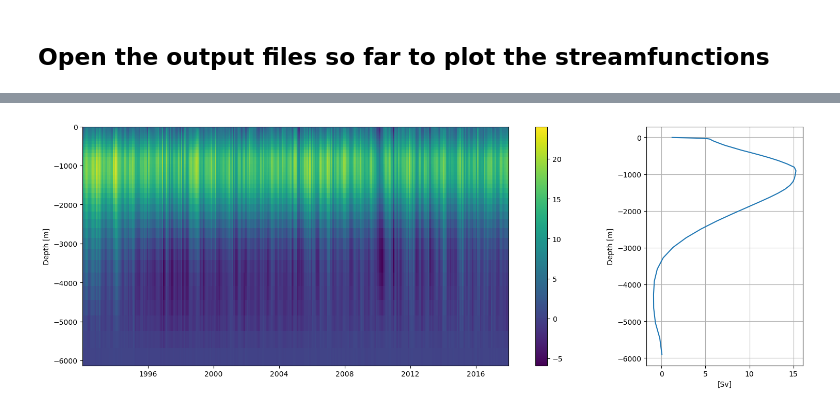
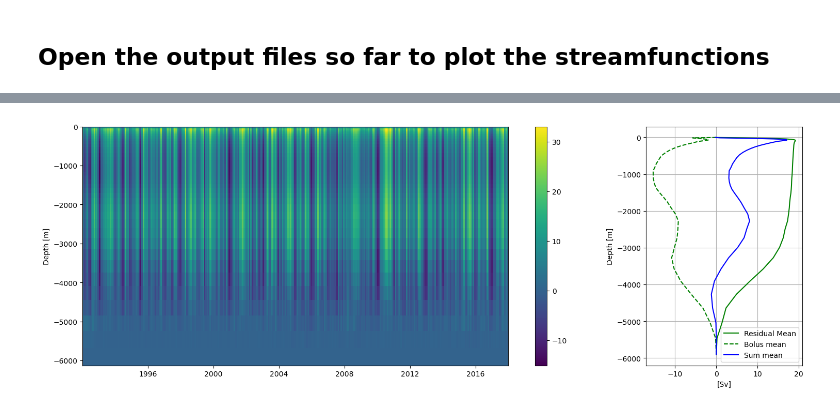
Before and after one commit to ai4er-cdt/OTP, a Jupyter notebook: streamfunction_ecco/streamfunction_implementation.ipynb, the cells around one changed output, grey strips where cells are left out. Drawn from its saved outputs; the diff is of its cells as text; code cells hidden in the pictures.

```diff
--- a/streamfunction_ecco/streamfunction_implementation.ipynb
+++ b/streamfunction_ecco/streamfunction_implementation.ipynb
@@ -29,7 +29,8 @@ importlib.reload(paths)
 # Load the data and the native geometry grid
 ecco_grid = xr.open_dataset(paths.geom_fp)
 
-nc_files = (os.path.join(paths.VELOCITY_NATIVE_GRID, '*.nc'))
+#nc_files = (os.path.join(paths.VELOCITY_NATIVE_GRID, '*.nc'))
+nc_files = (os.path.join(paths.BOLUS_NATIVE_GRID, '*.nc'))
 nc_ds = xr.open_mfdataset(nc_files, data_vars='minimal',coords='minimal',compat='override')
 
 ds = xr.merge((nc_ds, ecco_grid))
@@ -399,7 +333,12 @@ streamfunction.plot_depth_stf_vs_time(PSI,'Total', 'psi_moc')
 # %%
 OUTPUT_DIR = paths.STREAMFUNCTIONS_ECCO_OUTPUT
 
-PSI_26 = xr.open_dataset(os.path.join(OUTPUT_DIR, "26.5N", "PSI_26.5N.nc"))
-PSI_30 = xr.open_dataset(os.path.join(OUTPUT_DIR, "30S", "PSI_30S.nc"))
-PSI_60 = xr.open_dataset(os.path.join(OUTPUT_DIR, "60S", "PSI_60S.nc"))
-PSI_55 = xr.open_dataset(os.path.join(OUTPUT_DIR, "55S", "PSI_55S.nc"))
+PSI_26 = xr.open_dataset(os.path.join(OUTPUT_DIR, "26.5N", "PSI_residual26.5N.nc"))
+PSI_30 = xr.open_dataset(os.path.join(OUTPUT_DIR, "30S", "PSI_residual30S.nc"))
+PSI_60 = xr.open_dataset(os.path.join(OUTPUT_DIR, "60S", "PSI_residual60S.nc"))
+PSI_55 = xr.open_dataset(os.path.join(OUTPUT_DIR, "55S", "PSI_residual55S.nc"))
+
+PSI_bol_26 = xr.open_dataset(os.path.join(OUTPUT_DIR, "26.5N", "PSI_bolus26.5N.nc"))
+PSI_bol_30 = xr.open_dataset(os.path.join(OUTPUT_DIR, "30S", "PSI_bolus30S.nc"))
+PSI_bol_55 = xr.open_dataset(os.path.join(OUTPUT_DIR, "55S", "PSI_bolus55S.nc"))
+PSI_bol_60 = xr.open_dataset(os.path.join(OUTPUT_DIR, "60S", "PSI_bolus60S.nc"))
@@ -424,18 +345,27 @@ Data variables:
 # %%
-def plot(PSI):# Streamfunction over depth and time
+def plot(PSI, PSI_bol=None):# Streamfunction over depth and time
     fig = plt.figure(figsize=(18, 6))
     plt.subplot(1, 4, (1, 3))
     plt.pcolormesh(PSI.time, PSI.Z, PSI.psi_moc.squeeze().T)
+    if PSI_bol is not None:
+        plt.pcolormesh(PSI.time, PSI.Z, PSI.psi_moc.squeeze().T+PSI_bol.psi_moc.squeeze().T)
     plt.colorbar()
     plt.ylabel('Depth [m]')
 
     plt.subplot(1, 4, 4)
-    plt.plot(PSI['psi_moc'].mean("time"), PSI["Z"])
+    plt.plot(PSI['psi_moc'].mean("time"), PSI["Z"],
+             color='green', label='Residual Mean')
+    if PSI_bol is not None:
+        plt.plot(PSI_bol['psi_moc'].mean("time"), PSI_bol["Z"],
+                 linestyle='--', color='green', label='Bolus mean')
+        plt.plot(PSI_bol['psi_moc'].mean("time")+PSI['psi_moc'].mean("time"), PSI_bol["Z"],
+                 linestyle='-', color='blue', label='Sum mean')
     plt.ylabel("Depth [m]")
     plt.xlabel("[Sv]")
     plt.grid()
+    plt.legend()
     plt.show()
 # %%
-plot(PSI_26)
+plot(PSI_60, PSI_bol_60)
 # %% [output]
-[figure, old version]
+[figure, new version]
```
Also changed, not shown: parts of 13 cells of this notebook, 4 other files.
